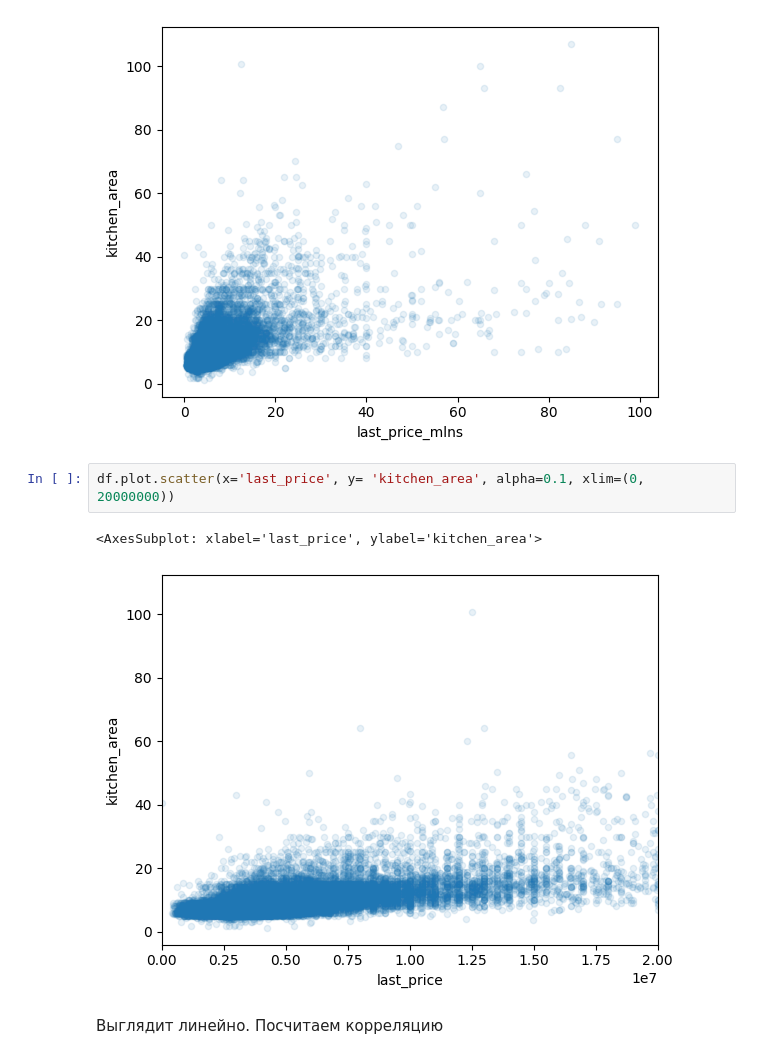
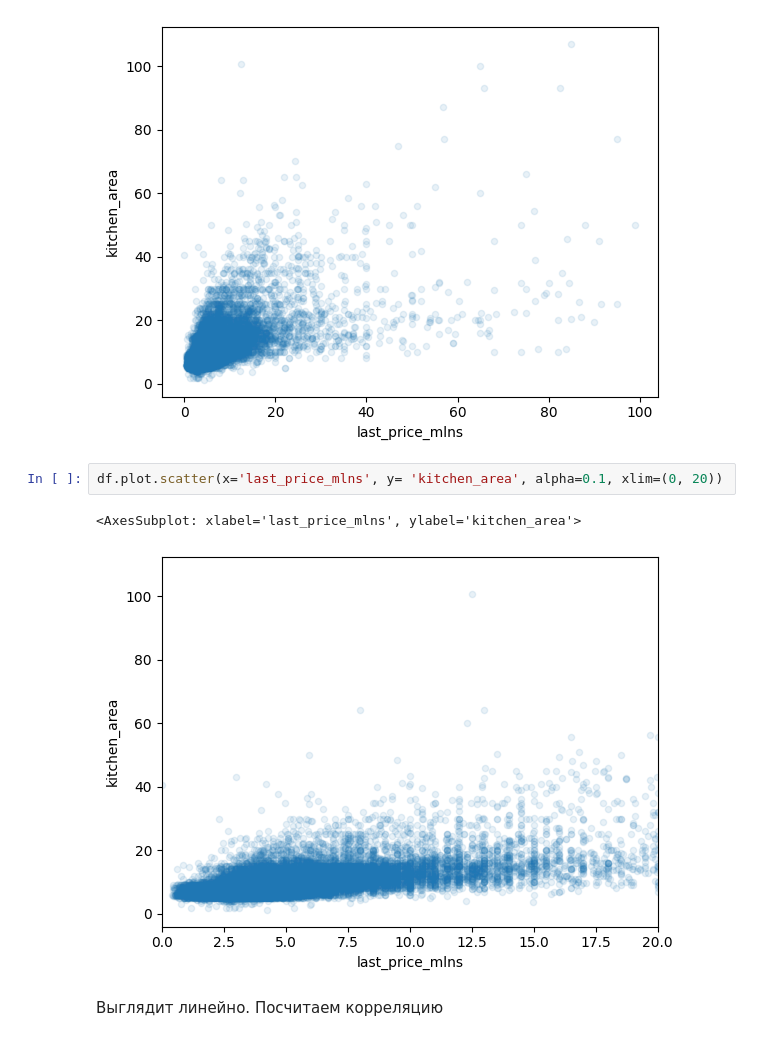
Before and after one commit to Shurick-G/practicum, a Jupyter notebook: data_exploratory_analysis/d83ccfb7-2536-4a1f-b3bd-c84b51cb1ccb.ipynb, the cells around one changed output. Saved outputs shown, nothing was run; the diff lists cells and outputs as text.

```diff
--- a/data_exploratory_analysis/d83ccfb7-2536-4a1f-b3bd-c84b51cb1ccb.ipynb
+++ b/data_exploratory_analysis/d83ccfb7-2536-4a1f-b3bd-c84b51cb1ccb.ipynb
@@ -613,10 +642,10 @@ df.plot.scatter(x='last_price_mlns', y= 'kitchen_area', alpha=0.1)
 <AxesSubplot: xlabel='last_price_mlns', ylabel='kitchen_area'>
 [figure]
 # %%
-df.plot.scatter(x='last_price', y= 'kitchen_area', alpha=0.1, xlim=(0, 20000000))
+df.plot.scatter(x='last_price_mlns', y= 'kitchen_area', alpha=0.1, xlim=(0, 20))
 # %% [output]
-<AxesSubplot: xlabel='last_price', ylabel='kitchen_area'>
+<AxesSubplot: xlabel='last_price_mlns', ylabel='kitchen_area'>
-[figure, old version]
+[figure, new version]
 # %% [markdown]
 Выглядит линейно. Посчитаем корреляцию
 # %%
```
Also changed, not shown: parts of 108 cells of this notebook, 1 other file.
